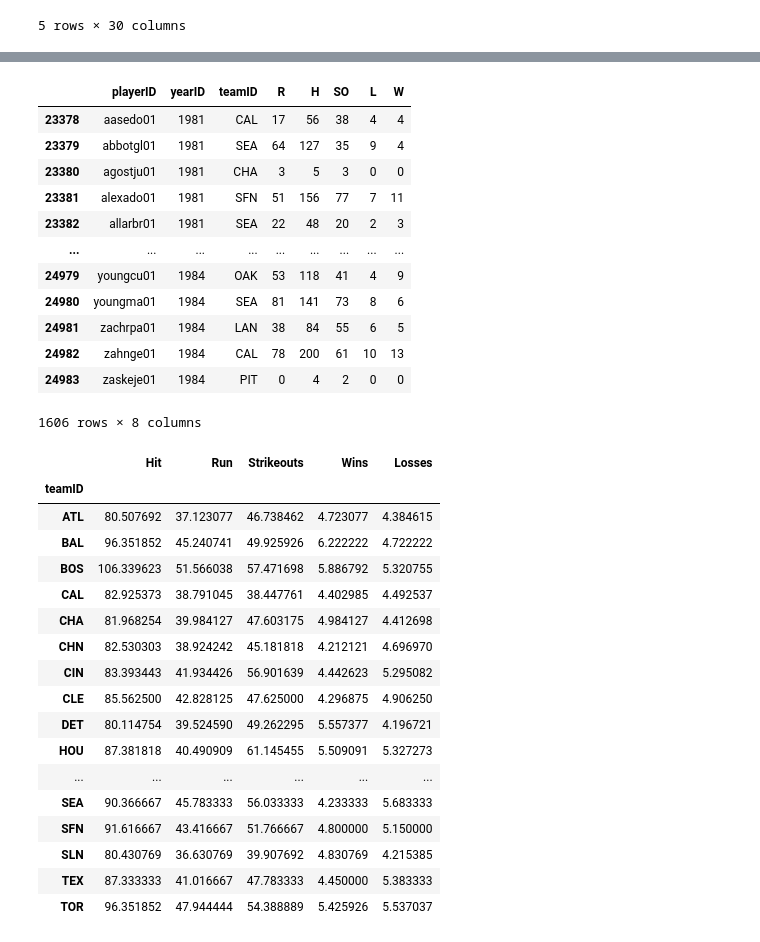
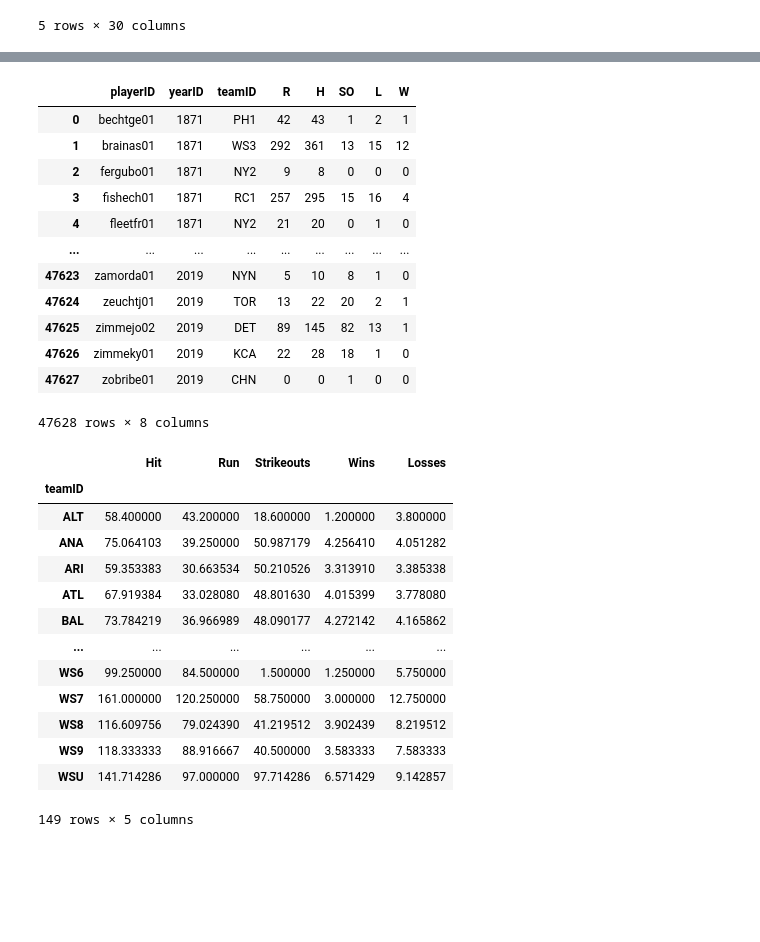
Before and after one commit to Lanpham0110/Project-1, a Jupyter notebook: project1.ipynb, the cells around one changed output, grey strips where cells are left out. Saved outputs shown, nothing was run; the diff lists cells and outputs as text; code cells hidden in the pictures; blank space fills up the shorter version.

```diff
--- a/project1.ipynb
+++ b/project1.ipynb
@@ -119,8 +130,8 @@ new_data.head()
 # %%
 path=os.path.join("projectdata/pitching.csv")
 print(path)
-data_p = pd.read_csv("projectdata/pitching.csv")
-data_p.head()
+data_pitch = pd.read_csv("projectdata/pitching.csv")
+data_pitch.head()
 # %% [output]
 projectdata/pitching.csv
 |  | playerID | yearID | stint | teamID | lgID | W | L | G | GS | CG | ... | ... |
@@ -151,5 +144,5 @@ new_data_p
 # %%
-new_data_p[["playerID",
+data_pitch[["playerID",
            "yearID",
            "teamID",
            "R",
@@ -159,48 +152,44 @@ new_data_p[["playerID",
            "W"]]
 # %% [output]
 |  | playerID | yearID | teamID | R | H | SO | L | W |
-| 23378 | aasedo01 | 1981 | CAL | 17 | 56 | 38 | 4 | 4 |
-| 23379 | abbotgl01 | 1981 | SEA | 64 | 127 | 35 | 9 | 4 |
-| 23380 | agostju01 | 1981 | CHA | 3 | 5 | 3 | 0 | 0 |
-| 23381 | alexado01 | 1981 | SFN | 51 | 156 | 77 | 7 | 11 |
-| 23382 | allarbr01 | 1981 | SEA | 22 | 48 | 20 | 2 | 3 |
+| 0 | bechtge01 | 1871 | PH1 | 42 | 43 | 1 | 2 | 1 |
+| 1 | brainas01 | 1871 | WS3 | 292 | 361 | 13 | 15 | 12 |
+| 2 | fergubo01 | 1871 | NY2 | 9 | 8 | 0 | 0 | 0 |
+| 3 | fishech01 | 1871 | RC1 | 257 | 295 | 15 | 16 | 4 |
+| 4 | fleetfr01 | 1871 | NY2 | 21 | 20 | 0 | 1 | 0 |
 | ... | ... | ... | ... | ... | ... | ... | ... | ... |
-| 24979 | youngcu01 | 1984 | OAK | 53 | 118 | 41 | 4 | 9 |
-| 24980 | youngma01 | 1984 | SEA | 81 | 141 | 73 | 8 | 6 |
-| 24981 | zachrpa01 | 1984 | LAN | 38 | 84 | 55 | 6 | 5 |
-| 24982 | zahnge01 | 1984 | CAL | 78 | 200 | 61 | 10 | 13 |
-| 24983 | zaskeje01 | 1984 | PIT | 0 | 4 | 2 | 0 | 0 |
+| 47623 | zamorda01 | 2019 | NYN | 5 | 10 | 8 | 1 | 0 |
+| 47624 | zeuchtj01 | 2019 | TOR | 13 | 22 | 20 | 2 | 1 |
+| 47625 | zimmejo02 | 2019 | DET | 89 | 145 | 82 | 13 | 1 |
+| 47626 | zimmeky01 | 2019 | KCA | 22 | 28 | 18 | 1 | 0 |
+| 47627 | zobribe01 | 2019 | CHN | 0 | 0 | 1 | 0 | 0 |
-1606 rows × 8 columns
+47628 rows × 8 columns
 # %%
-####wins losses hit runs strikeouts find mean
-av_hit_p = new_data_p.groupby("teamID").H.mean()
-av_run_p = new_data_p.groupby("teamID").R.mean()
-av_strikeouts_p = new_data_p.groupby("teamID").SO.mean()
-av_wins_p = new_data_p.groupby("teamID").W.mean()
-av_losses_p = new_data_p.groupby("teamID").L.mean()
+##wins, losses, hit, runs and strikeouts find mean
+avg_hit_p = data_pitch.groupby("teamID").H.mean()
+avg_run_p = data_pitch.groupby("teamID").R.mean()
+avg_strikeouts_p = data_pitch.groupby("teamID").SO.mean()
+avg_wins_p = data_pitch.groupby("teamID").W.mean()
+avg_losses_p = data_pitch.groupby("teamID").L.mean()
 
-final_av_p = pd.DataFrame({"Hit" : (av_hit_p) ,
-                            "Run" :(av_run_p),
-                            "Strikeouts" :(av_strikeouts_p),
-                            "Wins" : (av_wins_p),
-                            "Losses" : (av_losses_p)})
-final_av_p
+pfinal_avg_df = pd.DataFrame({"Hit" : (avg_hit_p) ,
+                            "Run" :(avg_run_p),
+                            "Strikeouts" :(avg_strikeouts_p),
+                            "Wins" : (avg_wins_p),
+                            "Losses" : (avg_losses_p)})
+pfinal_avg_df
 # %% [output]
 |  | Hit | Run | Strikeouts | Wins | Losses |
 | teamID |  |  |  |  |  |
-| ATL | 80.507692 | 37.123077 | 46.738462 | 4.723077 | 4.384615 |
-| BAL | 96.351852 | 45.240741 | 49.925926 | 6.222222 | 4.722222 |
-| BOS | 106.339623 | 51.566038 | 57.471698 | 5.886792 | 5.320755 |
-| CAL | 82.925373 | 38.791045 | 38.447761 | 4.402985 | 4.492537 |
-| CHA | 81.968254 | 39.984127 | 47.603175 | 4.984127 | 4.412698 |
-| CHN | 82.530303 | 38.924242 | 45.181818 | 4.212121 | 4.696970 |
-| CIN | 83.393443 | 41.934426 | 56.901639 | 4.442623 | 5.295082 |
-| CLE | 85.562500 | 42.828125 | 47.625000 | 4.296875 | 4.906250 |
-| DET | 80.114754 | 39.524590 | 49.262295 | 5.557377 | 4.196721 |
-| HOU | 87.381818 | 40.490909 | 61.145455 | 5.509091 | 5.327273 |
+| ALT | 58.400000 | 43.200000 | 18.600000 | 1.200000 | 3.800000 |
+| ANA | 75.064103 | 39.250000 | 50.987179 | 4.256410 | 4.051282 |
+| ARI | 59.353383 | 30.663534 | 50.210526 | 3.313910 | 3.385338 |
+| ATL | 67.919384 | 33.028080 | 48.801630 | 4.015399 | 3.778080 |
+| BAL | 73.784219 | 36.966989 | 48.090177 | 4.272142 | 4.165862 |
 | ... | ... | ... | ... | ... | ... |
-| SEA | 90.366667 | 45.783333 | 56.033333 | 4.233333 | 5.683333 |
-| SFN | 91.616667 | 43.416667 | 51.766667 | 4.800000 | 5.150000 |
-| SLN | 80.430769 | 36.630769 | 39.907692 | 4.830769 | 4.215385 |
-| TEX | 87.333333 | 41.016667 | 47.783333 | 4.450000 | 5.383333 |
-| TOR | 96.351852 | 47.944444 | 54.388889 | 5.425926 | 5.537037 |
+| WS6 | 99.250000 | 84.500000 | 1.500000 | 1.250000 | 5.750000 |
+| WS7 | 161.000000 | 120.250000 | 58.750000 | 3.000000 | 12.750000 |
+| WS8 | 116.609756 | 79.024390 | 41.219512 | 3.902439 | 8.219512 |
+| WS9 | 118.333333 | 88.916667 | 40.500000 | 3.583333 | 7.583333 |
+| WSU | 141.714286 | 97.000000 | 97.714286 | 6.571429 | 9.142857 |
+149 rows × 5 columns
```
Also changed, not shown: parts of 17 cells of this notebook.
